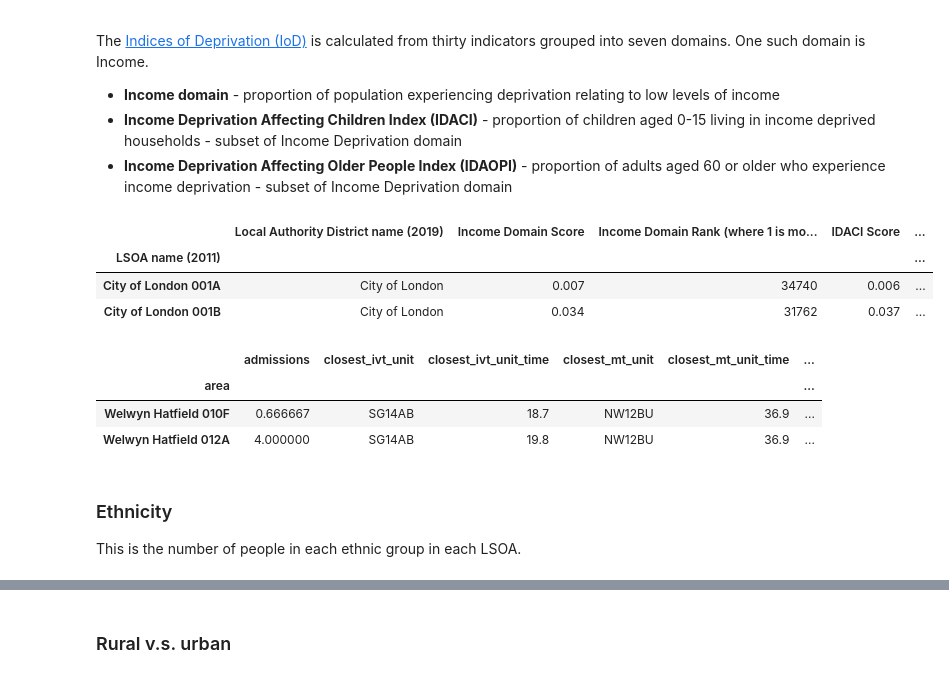
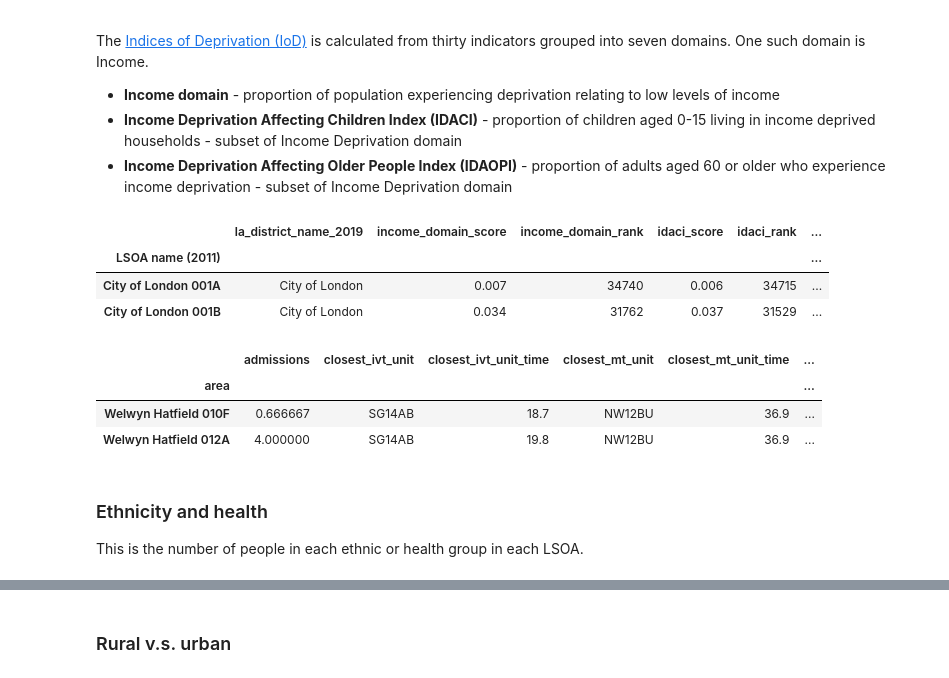
Before and after one commit to samuel-book/stroke_unit_demographics, a Jupyter notebook: 01_combine_demographic_data.ipynb, the cells around one changed output, grey strips where cells are left out. Drawn from its saved outputs; the diff is of its cells as text; code cells hidden in the pictures.

Commit message:
(1) Pep8 column names for imd, income deprivation, ethnicity, health, rural urban (2) This fixes issue with output csv column names (3) Also use function to clean ethnicity and health

```diff
--- a/01_combine_demographic_data.ipynb
+++ b/01_combine_demographic_data.ipynb
@@ -357,18 +359,28 @@ The [Indices of Deprivation (IoD)](https://assets.publishing.service.gov.uk/gove
 # %%
 # Import deprivation data
 deprivation = pd.read_csv(os.path.join(paths.demographic, paths.deprivation),
                           index_col='LSOA name (2011)')
 
 # Drop unwanted columns
 cols_to_drop = ['LSOA Code (2011)','Local Authority District code (2019)']
 deprivation.drop(cols_to_drop, axis=1, inplace=True)
 
+# Rename columns
+deprivation = deprivation.rename(columns={
+    'Local Authority District name (2019)': 'la_district_name_2019',
+    'Income Domain Score': 'income_domain_score',
+    'Income Domain Rank (where 1 is most deprived)': 'income_domain_rank',
+    'IDACI Score': 'idaci_score',
+    'IDACI Rank (where 1 is most deprived)': 'idaci_rank',
+    'IDAOPI Score': 'idaopi_score',
+    'IDAOPI Rank (where 1 is most deprived)': 'idaopi_rank'})
+
 deprivation.head(2)
 # %% [output]
-|  | Local Authority District name (2019) | Income Domain Score | Income Domain Rank (where 1 is mo... | IDACI Score | ... |
-| LSOA name (2011) |  |  |  |  | ... |
-| City of London 001A | City of London | 0.007 | 34740 | 0.006 | ... |
-| City of London 001B | City of London | 0.034 | 31762 | 0.037 | ... |
+|  | la_district_name_2019 | income_domain_score | income_domain_rank | idaci_score | idaci_rank | ... |
+| LSOA name (2011) |  |  |  |  |  | ... |
+| City of London 001A | City of London | 0.007 | 34740 | 0.006 | 34715 | ... |
+| City of London 001B | City of London | 0.034 | 31762 | 0.037 | 31529 | ... |
 # %%
 # Merge into data
 data = data.merge(deprivation, left_index=True, right_index=True,  how='left')
@@ -383,6 +395,6 @@ data.head(2)
 | Welwyn Hatfield 010F | 0.666667 | SG14AB | 18.7 | NW12BU | 36.9 | ... |
 | Welwyn Hatfield 012A | 4.000000 | SG14AB | 19.8 | NW12BU | 36.9 | ... |
 # %% [markdown]
-### Ethnicity
+### Ethnicity and health
 
-This is the number of people in each ethnic group in each LSOA.
+This is the number of people in each ethnic or health group in each LSOA.
```
Also changed, not shown: parts of 13 cells of this notebook, 1 other file.
